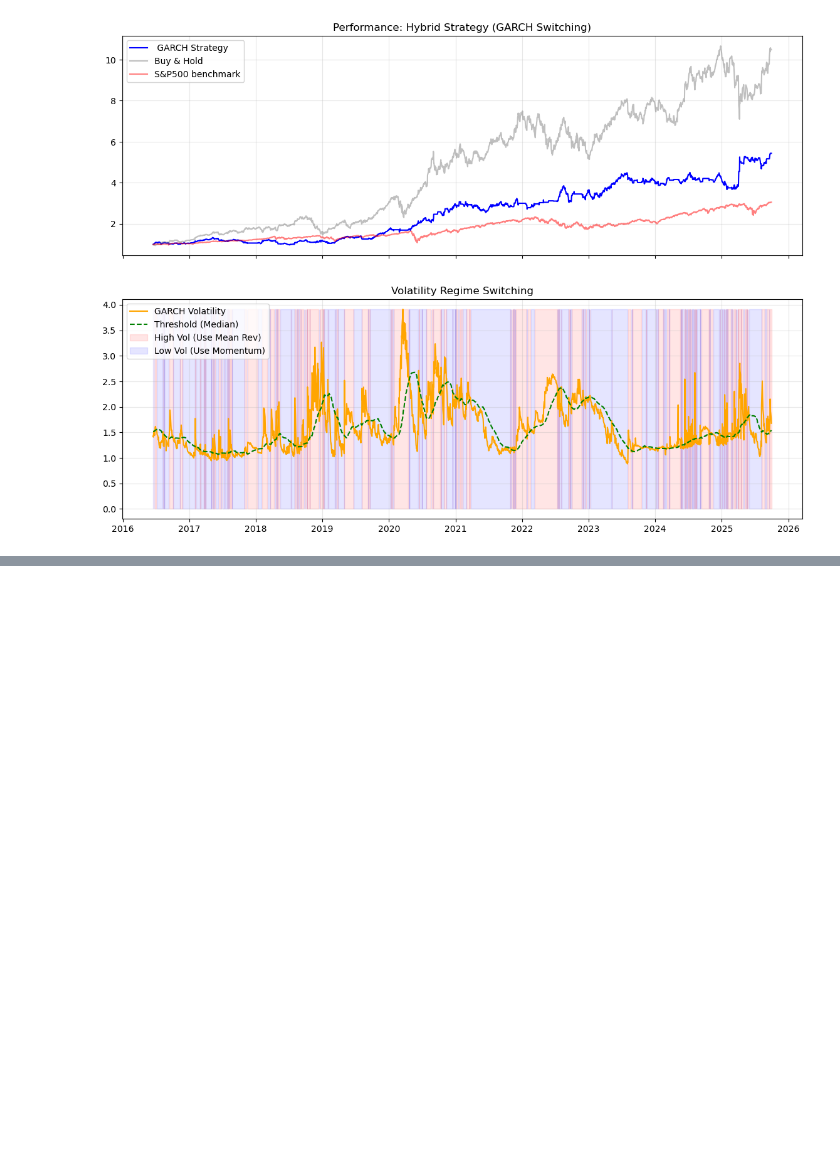
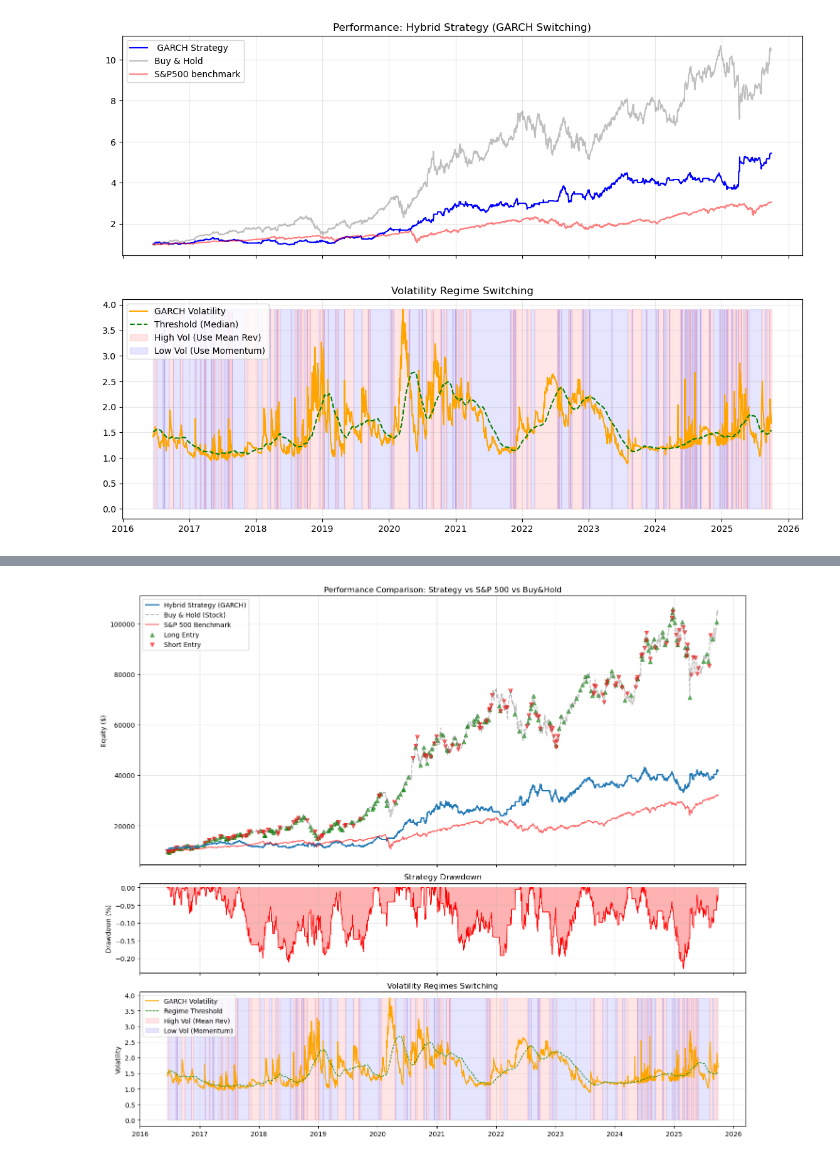
Before and after one commit to Pogba24-12/CF_LeHoangPhuc-22110160_TranLongNhat-22110142, a Jupyter notebook: Computational Finance/Strategy/Volatality.ipynb, the cells around one changed output, grey strips where cells are left out. Drawn from its saved outputs; the diff is of its cells as text; code cells hidden in the pictures; blank space fills up the shorter version.

```diff
--- a/Computational Finance/Strategy/Volatality.ipynb
+++ b/Computational Finance/Strategy/Volatality.ipynb
@@ -205,7 +233,7 @@ plt.show()
 # %%
 import math
 
-trade_results["is_won"] = np.where(np.sign(trade_results["final_signal"]) == np.sign(trade_results["close_log_return"]), 1, 0)
+trade_results["is_won"] = np.where(np.sign(trade_results["trade_log_return"]) == np.sign(trade_results["close_log_return"]), 1, 0)
 
 strategy_metrics = {
     "Win Rate": trade_results["is_won"].mean(),
@@ -301,0 +508,6 @@ Sharpe Ratio (Vol Adjusted): 0.82
+# %%
+trades, equity = backtest_with_tp_sl(trade_results)
+# %%
+plot_backtest_results(equity, trades, trade_results, df_SP500)
+# %% [output]
+[figure, added]
```
Also changed, not shown: parts of 9 cells of this notebook, 2 other files.
